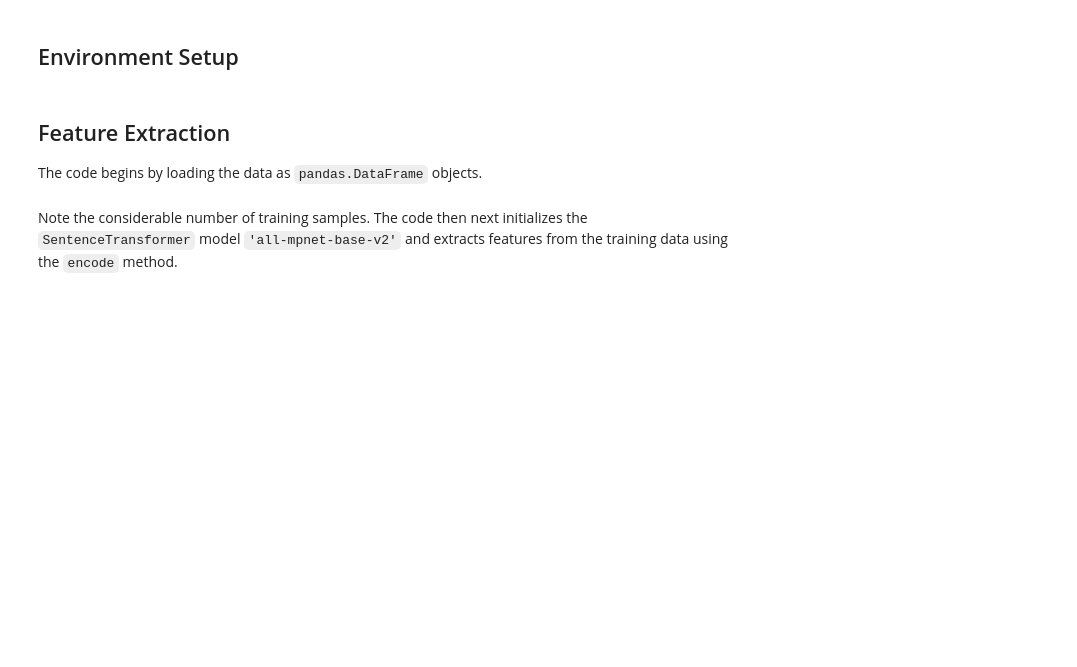
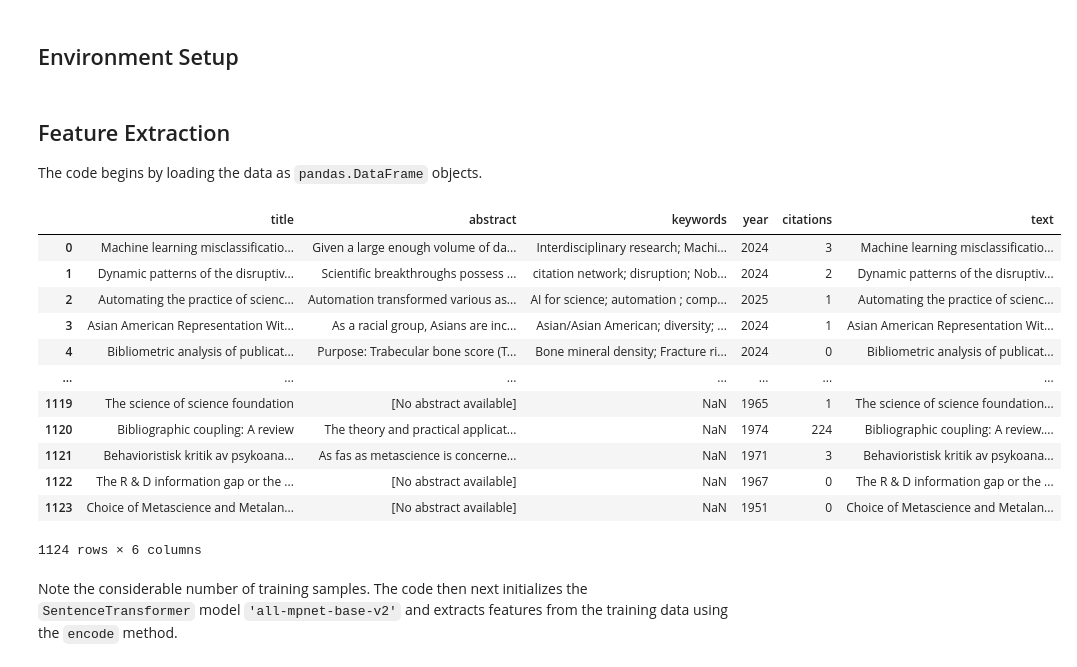
Before and after one commit to Zak-Hussain/LLM4SciSci, a Jupyter notebook: 2_feature_extraction.ipynb, the cells around one changed output. Drawn from its saved outputs; the diff is of its cells as text; code cells hidden in the pictures; blank space fills up the shorter version.

```diff
--- a/2_feature_extraction.ipynb
+++ b/2_feature_extraction.ipynb
@@ -32,12 +37,29 @@ import seaborn as sns
 ## Feature Extraction
 The code begins by loading the data as `pandas.DataFrame` objects.
 # %%
-# Load test data
-media_bias_test = pd.read_csv('media_bias_test.csv')
+# Load the data
+data = pd.read_csv(
+    'science_of_science.csv',
+    usecols=['title', 'abstract', 'keywords', 'year', 'citations']
+)
 
-# Load training data
-media_bias_train = pd.read_csv('media_bias_train.csv')
-media_bias_train
+# Concatenate titles and abstracts
+data['text'] = data['title'] + './n/n' + data['abstract']
+data
+# %% [output]
+|  | title | abstract | keywords | year | citations | text |
+| 0 | Machine learning misclassificatio... | Given a large enough volume of da... | Interdisciplinary research; Machi... | 2024 | 3 | Machine learning misclassificatio... |
+| 1 | Dynamic patterns of the disruptiv... | Scientific breakthroughs possess ... | citation network; disruption; Nob... | 2024 | 2 | Dynamic patterns of the disruptiv... |
+| 2 | Automating the practice of scienc... | Automation transformed various as... | AI for science; automation ; comp... | 2025 | 1 | Automating the practice of scienc... |
+| 3 | Asian American Representation Wit... | As a racial group, Asians are inc... | Asian/Asian American; diversity; ... | 2024 | 1 | Asian American Representation Wit... |
+| 4 | Bibliometric analysis of publicat... | Purpose: Trabecular bone score (T... | Bone mineral density; Fracture ri... | 2024 | 0 | Bibliometric analysis of publicat... |
+| ... | ... | ... | ... | ... | ... | ... |
+| 1119 | The science of science foundation | [No abstract available] | NaN | 1965 | 1 | The science of science foundation... |
+| 1120 | Bibliographic coupling: A review | The theory and practical applicat... | NaN | 1974 | 224 | Bibliographic coupling: A review.... |
+| 1121 | Behavioristisk kritik av psykoana... | As fas as metascience is concerne... | NaN | 1971 | 3 | Behavioristisk kritik av psykoana... |
+| 1122 | The R & D information gap or the ... | [No abstract available] | NaN | 1967 | 0 | The R & D information gap or the ... |
+| 1123 | Choice of Metascience and Metalan... | [No abstract available] | NaN | 1951 | 0 | Choice of Metascience and Metalan... |
+1124 rows × 6 columns
 # %% [markdown]
 Note the considerable number of training samples. The code then next initializes the `SentenceTransformer` model `'all-mpnet-base-v2'` and extracts features from the training data using the `encode` method.
 # %%
```
Also changed, not shown: parts of 14 cells of this notebook, 1 other file.
